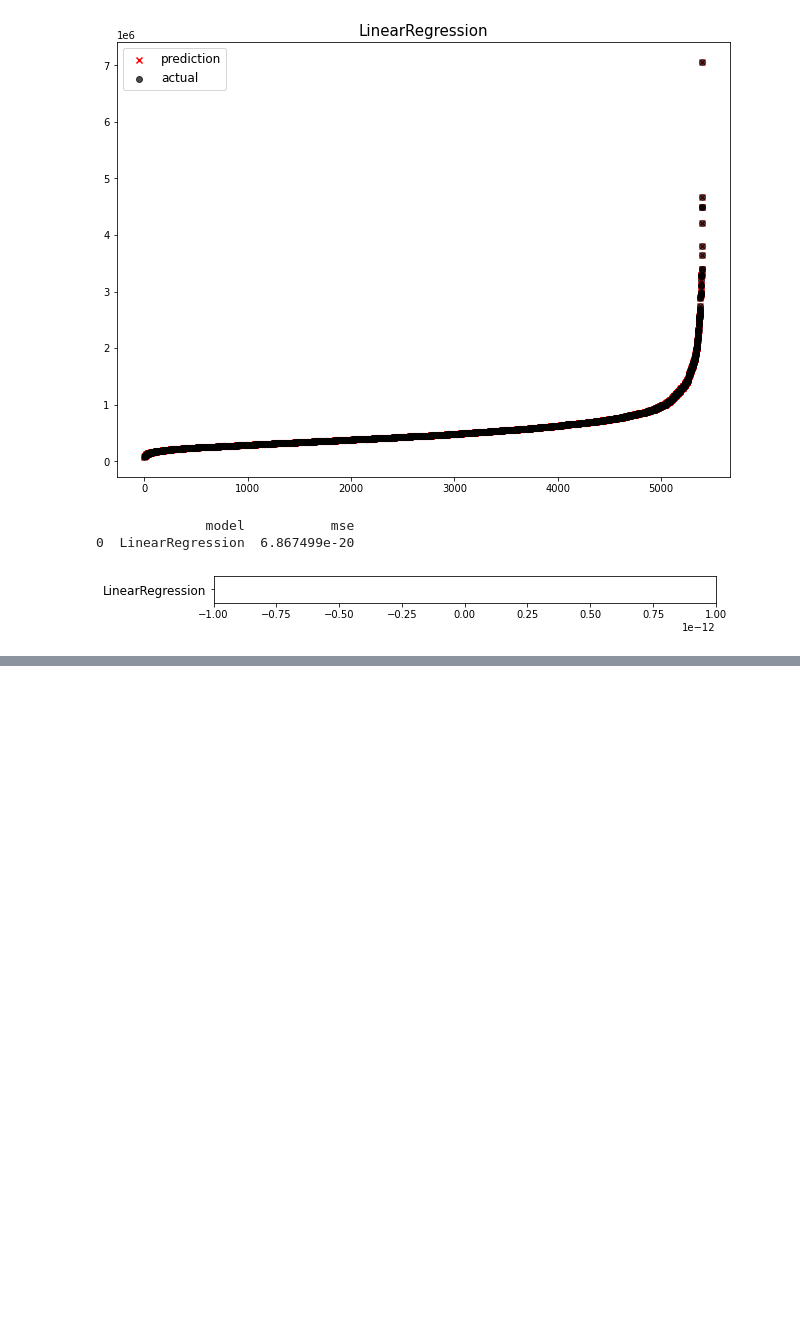
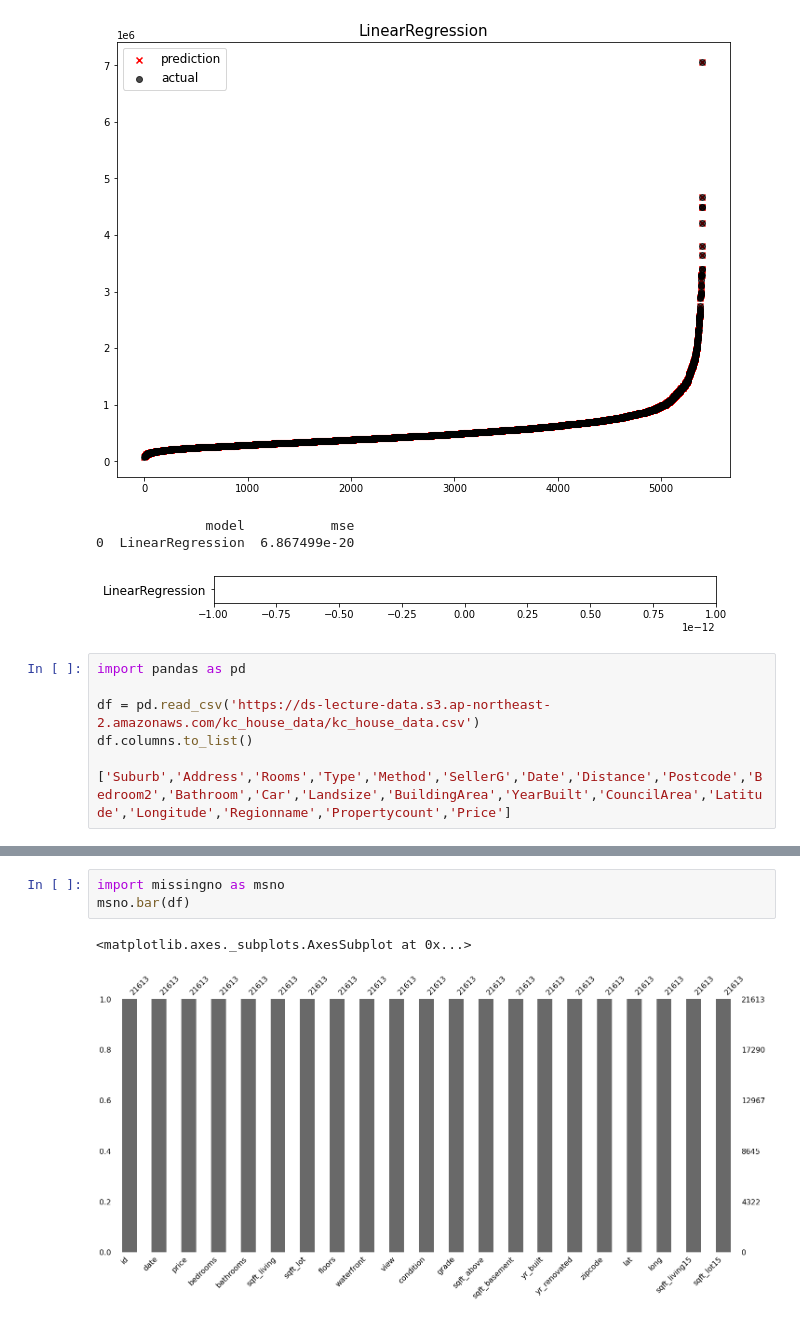
Before and after one commit to skdding3/Code-Practice, a Jupyter notebook: Linear_Regression.ipynb, the cells around one changed output, grey strips where cells are left out. Cells and saved outputs as stored; diff of their text form; blank space fills up the shorter version.

```diff
--- a/Linear_Regression.ipynb
+++ b/Linear_Regression.ipynb
@@ -164,3 +164,10 @@ mse_eval('LinearRegression', pred, y_test)
               model           mse
 0  LinearRegression  6.867499e-20
 [figure]
+# %%
+import pandas as pd
+
+df = pd.read_csv('https://ds-lecture-data.s3.ap-northeast-2.amazonaws.com/kc_house_data/kc_house_data.csv')
+df.columns.to_list()
+
+['Suburb','Address','Rooms','Type','Method','SellerG','Date','Distance','Postcode','Bedroom2','Bathroom','Car','Landsize','BuildingArea','YearBuilt','CouncilArea','Latitude','Longitude','Regionname','Propertycount','Price']
@@ -166,0 +192,6 @@ mse_eval('LinearRegression', pred, y_test)
+# %%
+import missingno as msno
+msno.bar(df)
+# %% [output]
+<matplotlib.axes._subplots.AxesSubplot at 0x...>
+[figure, added]
```
Also changed, not shown: parts of 1 cell of this notebook.
